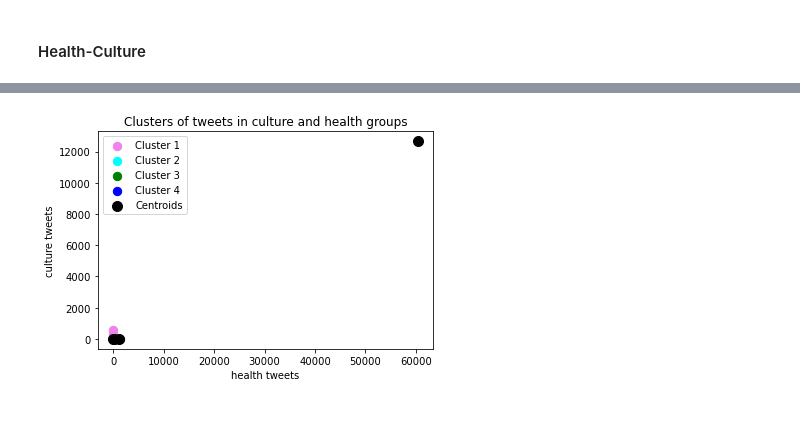
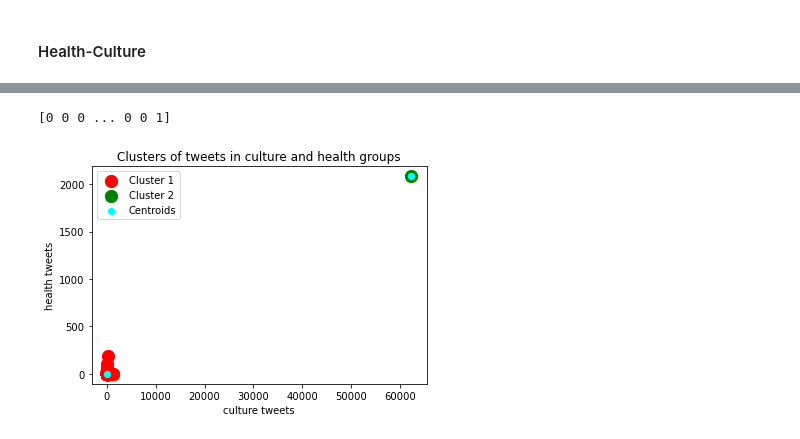
Before and after one commit to GhadaHirch/-Classification-des-Tweets, a Jupyter notebook: Tweets_Classif.ipynb, the cells around one changed output, grey strips where cells are left out. Cells and saved outputs as stored; diff of their text form; code cells hidden in the pictures.

```diff
--- a/Tweets_Classif.ipynb
+++ b/Tweets_Classif.ipynb
@@ -817,16 +769,15 @@ plt.show()
 # %%
 # fitting kmeans to dataset
-kmeans = KMeans(n_clusters=4, init='k-means++', n_init=10, max_iter=300, random_state=0)
-Y_kmeans = kmeans.fit_predict(X)
-
+kmeans = KMeans(n_clusters=2, init='k-means++', n_init=10, max_iter=300, random_state=0)
+#Returns a label for each data point based on the number of clusters
+y = kmeans.fit_predict(X)
+print(y)
 # Visualising the clusters
-plt.scatter(X[Y_kmeans==0, 0], X[Y_kmeans==0, 1], s=100, c='violet', label= 'Cluster 1')
-plt.scatter(X[Y_kmeans==1, 0], X[Y_kmeans==1, 1], s=100, c='cyan', label= 'Cluster 2')
-plt.scatter(X[Y_kmeans==2, 0], X[Y_kmeans==2, 1], s=100, c='green', label= 'Cluster 3')
-plt.scatter(X[Y_kmeans==3, 0], X[Y_kmeans==3, 1], s=100, c='blue', label= 'Cluster 4')
-# plt.scatter(X[Y_kmeans==4, 0], X[Y_kmeans==4, 1], s=100, c='magenta', label= 'Cluster 5')
-# plt.scatter(X[Y_kmeans==5, 0], X[Y_kmeans==5, 1], s=100, c='pink', label= 'Cluster 6')
-plt.scatter(kmeans.cluster_centers_[:, 0], kmeans.cluster_centers_[:, 1], s=100, c='black', label='Centroids' )
+#Scatter plotting for (x,y) with label 1 as Cluster 1 in color c = red and points in size s = 50
+plt.scatter(X[y == 0, 0], X[y == 0, 1], s = 150, c = 'red', label = 'Cluster 1')
+#Scatter plotting for (x,y) with label 2 as Cluster 2 in color c = blue and points in size s = 50
+plt.scatter(X[y == 1, 0], X[y == 1, 1], s = 150, c = 'green', label = 'Cluster 2')
+plt.scatter(kmeans.cluster_centers_[:, 0], kmeans.cluster_centers_[:, 1], s = 40, c = 'cyan', label = 'Centroids')
 plt.title('Clusters of tweets in economic and culture groups')
 plt.xlabel('economic tweets')
 plt.ylabel('culture tweets')
@@ -857,21 +809,20 @@ plt.show()
 # %%
 # fitting kmeans to dataset
-kmeans = KMeans(n_clusters=4, init='k-means++', n_init=10, max_iter=300, random_state=0)
-Y_kmeans = kmeans.fit_predict(X)
-
+kmeans = KMeans(n_clusters=2, init='k-means++', n_init=10, max_iter=300, random_state=0)
+#Returns a label for each data point based on the number of clusters
+y = kmeans.fit_predict(X)
+print(y)
 # Visualising the clusters
-plt.scatter(X[Y_kmeans==0, 0], X[Y_kmeans==0, 1], s=70, c='violet', label= 'Cluster 1')
-plt.scatter(X[Y_kmeans==1, 0], X[Y_kmeans==1, 1], s=70, c='cyan', label= 'Cluster 2')
-plt.scatter(X[Y_kmeans==2, 0], X[Y_kmeans==2, 1], s=70, c='green', label= 'Cluster 3')
-plt.scatter(X[Y_kmeans==3, 0], X[Y_kmeans==3, 1], s=70, c='blue', label= 'Cluster 4')
-# plt.scatter(X[Y_kmeans==4, 0], X[Y_kmeans==4, 1], s=70, c='magenta', label= 'Cluster 5')
-# plt.scatter(X[Y_kmeans==5, 0], X[Y_kmeans==5, 1], s=100, c='pink', label= 'Cluster 6')
-# plt.scatter(X[Y_kmeans==6, 0], X[Y_kmeans==6, 1], s=100, c='yellow', label= 'Cluster 7')
-plt.scatter(kmeans.cluster_centers_[:, 0], kmeans.cluster_centers_[:, 1], s=100, c='black', label='Centroids' )
+#Scatter plotting for (x,y) with label 1 as Cluster 1 in color c = red and points in size s = 50
+plt.scatter(X[y == 0, 0], X[y == 0, 1], s = 150, c = 'red', label = 'Cluster 1')
+#Scatter plotting for (x,y) with label 2 as Cluster 2 in color c = blue and points in size s = 50
+plt.scatter(X[y == 1, 0], X[y == 1, 1], s = 150, c = 'green', label = 'Cluster 2')
+plt.scatter(kmeans.cluster_centers_[:, 0], kmeans.cluster_centers_[:, 1], s = 40, c = 'cyan', label = 'Centroids')
 plt.title('Clusters of tweets in culture and health groups')
-plt.xlabel('health tweets')
-plt.ylabel('culture tweets')
+plt.xlabel('culture tweets')
+plt.ylabel('health tweets')
 plt.legend()
 plt.show()
 # %% [output]
+[0 0 0 ... 0 0 1]
-[figure, old version]
+[figure, new version]
```
Also changed, not shown: parts of 24 cells of this notebook.
